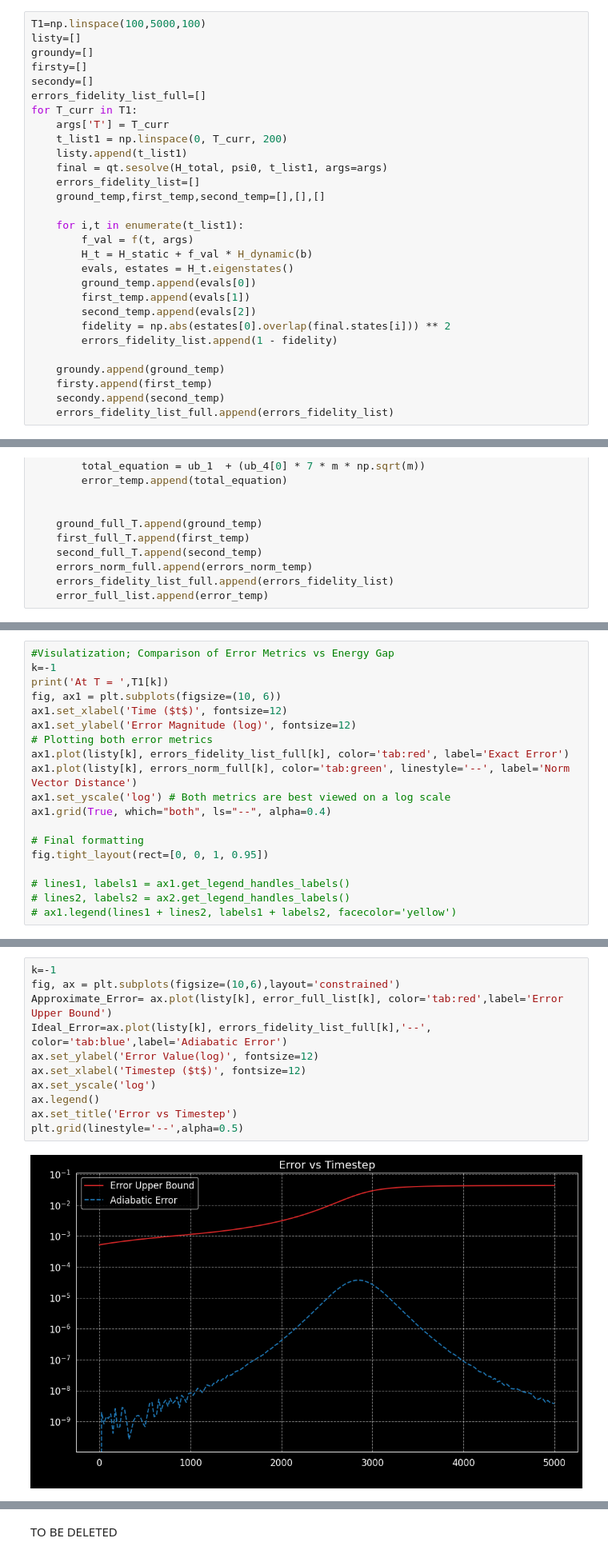
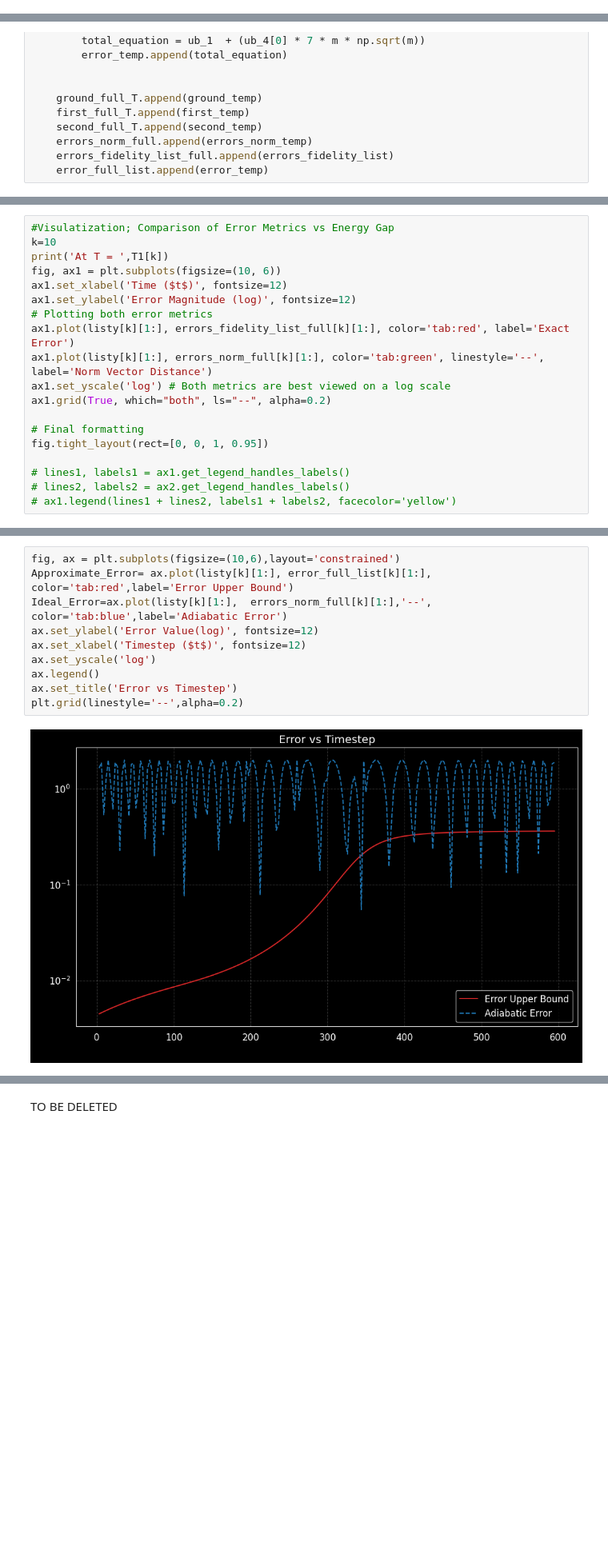
Before and after one commit to Usernotfoundoops/Adibatic_Quantum_Computing, a Jupyter notebook: Adiabatic Theorem Implementation (Muti.T).ipynb, the cells around one changed output, grey strips where cells are left out. Shown at 80% size. Saved outputs shown, nothing was run; the diff lists cells and outputs as text; blank space fills up the shorter version.

```diff
--- a/Adiabatic Theorem Implementation (Muti.T).ipynb
+++ b/Adiabatic Theorem Implementation (Muti.T).ipynb
@@ -42,32 +41,3 @@ eigenvalue,eigenvector=H_t.eigenstates()
 psi0=eigenvector[0]
 #total hamiltonian
 H_total=[H_static,[H_dynamic(b),f]]
-# %%
-T1=np.linspace(100,5000,100)
-listy=[]
-groundy=[]
-firsty=[]
-secondy=[]
-errors_fidelity_list_full=[]
-for T_curr in T1:
-    args['T'] = T_curr
-    t_list1 = np.linspace(0, T_curr, 200)
-    listy.append(t_list1)
-    final = qt.sesolve(H_total, psi0, t_list1, args=args)
-    errors_fidelity_list=[]
-    ground_temp,first_temp,second_temp=[],[],[]
-
-    for i,t in enumerate(t_list1):
-        f_val = f(t, args)
-        H_t = H_static + f_val * H_dynamic(b)
-        evals, estates = H_t.eigenstates()
-        ground_temp.append(evals[0])
-        first_temp.append(evals[1])
-        second_temp.append(evals[2])
-        fidelity = np.abs(estates[0].overlap(final.states[i])) ** 2
-        errors_fidelity_list.append(1 - fidelity)
-
-    groundy.append(ground_temp)
-    firsty.append(first_temp)
-    secondy.append(second_temp)
-    errors_fidelity_list_full.append(errors_fidelity_list)
@@ -166,16 +203,16 @@ plt.grid(linestyle='--',alpha=0.9)
 [figure]
 # %%
 #Visulatization; Comparison of Error Metrics vs Energy Gap
-k=-1
+k=10
 print('At T = ',T1[k])
 fig, ax1 = plt.subplots(figsize=(10, 6))
 ax1.set_xlabel('Time ($t$)', fontsize=12)
 ax1.set_ylabel('Error Magnitude (log)', fontsize=12)
 # Plotting both error metrics
-ax1.plot(listy[k], errors_fidelity_list_full[k], color='tab:red', label='Exact Error')
-ax1.plot(listy[k], errors_norm_full[k], color='tab:green', linestyle='--', label='Norm Vector Distance')
+ax1.plot(listy[k][1:], errors_fidelity_list_full[k][1:], color='tab:red', label='Exact Error')
+ax1.plot(listy[k][1:], errors_norm_full[k][1:], color='tab:green', linestyle='--', label='Norm Vector Distance')
 ax1.set_yscale('log') # Both metrics are best viewed on a log scale
-ax1.grid(True, which="both", ls="--", alpha=0.4)
+ax1.grid(True, which="both", ls="--", alpha=0.2)
 
 # Final formatting
 fig.tight_layout(rect=[0, 0, 1, 0.95])
@@ -189,13 +226,12 @@ At T =  5000.0
 # %%
-k=-1
 fig, ax = plt.subplots(figsize=(10,6),layout='constrained')
-Approximate_Error= ax.plot(listy[k], error_full_list[k], color='tab:red',label='Error Upper Bound')
-Ideal_Error=ax.plot(listy[k], errors_fidelity_list_full[k],'--', color='tab:blue',label='Adiabatic Error')
+Approximate_Error= ax.plot(listy[k][1:], error_full_list[k][1:], color='tab:red',label='Error Upper Bound')
+Ideal_Error=ax.plot(listy[k][1:],  errors_norm_full[k][1:],'--', color='tab:blue',label='Adiabatic Error')
 ax.set_ylabel('Error Value(log)', fontsize=12)
 ax.set_xlabel('Timestep ($t$)', fontsize=12)
 ax.set_yscale('log')
 ax.legend()
 ax.set_title('Error vs Timestep')
-plt.grid(linestyle='--',alpha=0.5)
+plt.grid(linestyle='--',alpha=0.2)
 # %% [output]
-[figure, old version]
+[figure, new version]
```
Also changed, not shown: parts of 12 cells of this notebook, 1 other file.
